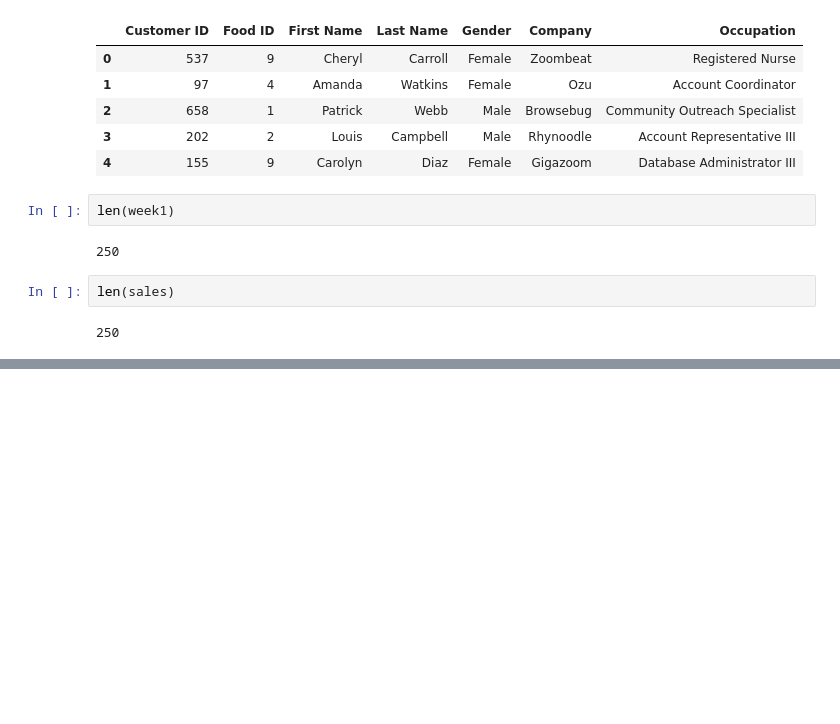
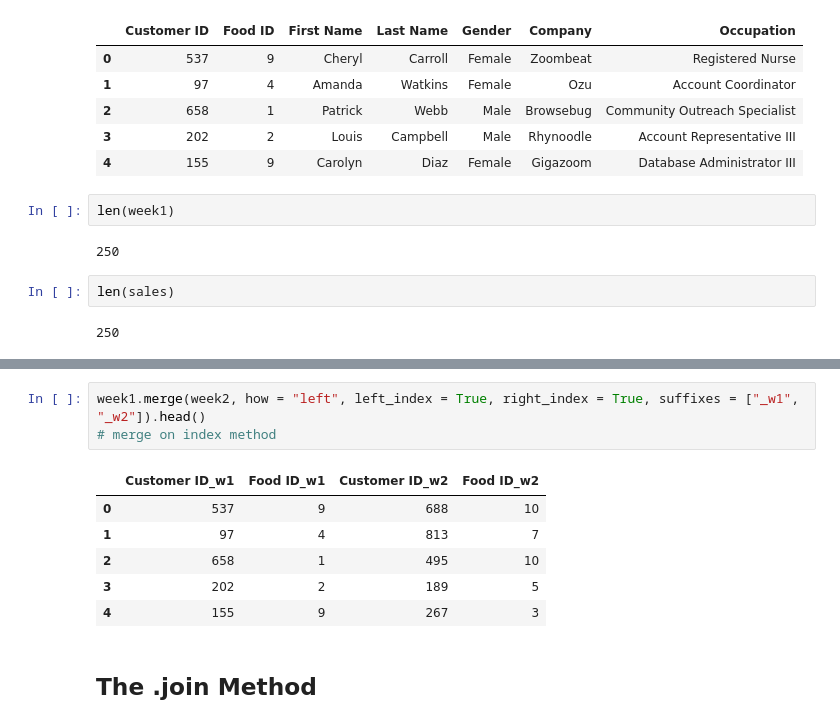
Before and after one commit to YoheiKo/DA_with_pandas_udemy, a Jupyter notebook: merging_joining.ipynb, the cells around one changed output, grey strips where cells are left out. Drawn from its saved outputs; the diff is of its cells as text; blank space fills up the shorter version.

```diff
--- a/merging_joining.ipynb
+++ b/merging_joining.ipynb
@@ -574,0 +590,12 @@ sales2.head()
+# %%
+week1.merge(week2, how = "left", left_index = True, right_index = True, suffixes = ["_w1", "_w2"]).head()
+# merge on index method
+# %% [output]
+|  | Customer ID_w1 | Food ID_w1 | Customer ID_w2 | Food ID_w2 |
+| 0 | 537 | 9 | 688 | 10 |
+| 1 | 97 | 4 | 813 | 7 |
+| 2 | 658 | 1 | 495 | 10 |
+| 3 | 202 | 2 | 189 | 5 |
+| 4 | 155 | 9 | 267 | 3 |
+# %% [markdown]
+## The .join Method
```
Also changed, not shown: parts of 13 cells of this notebook.
